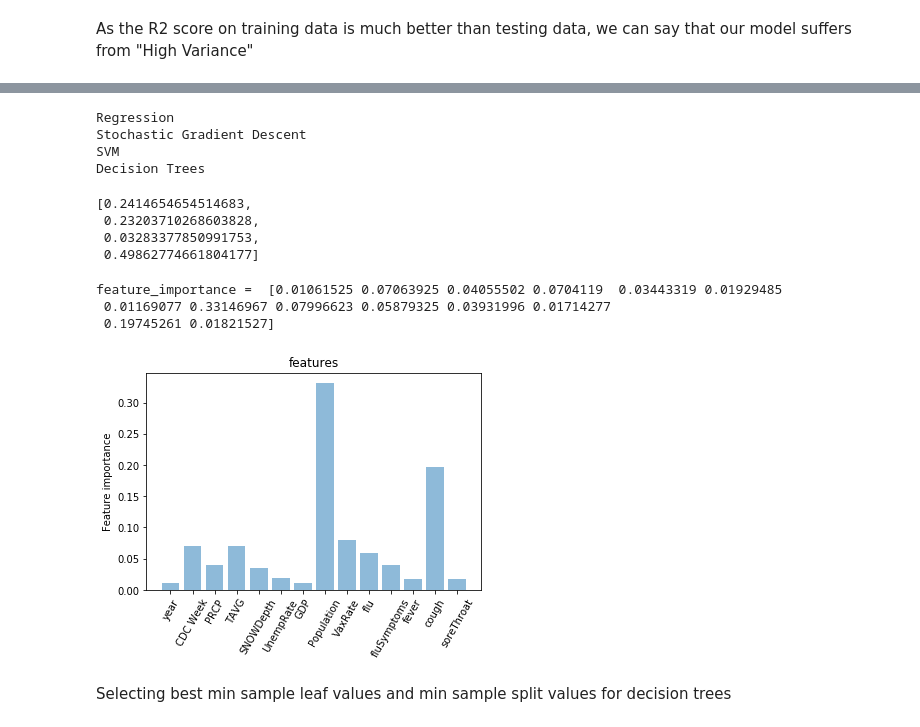
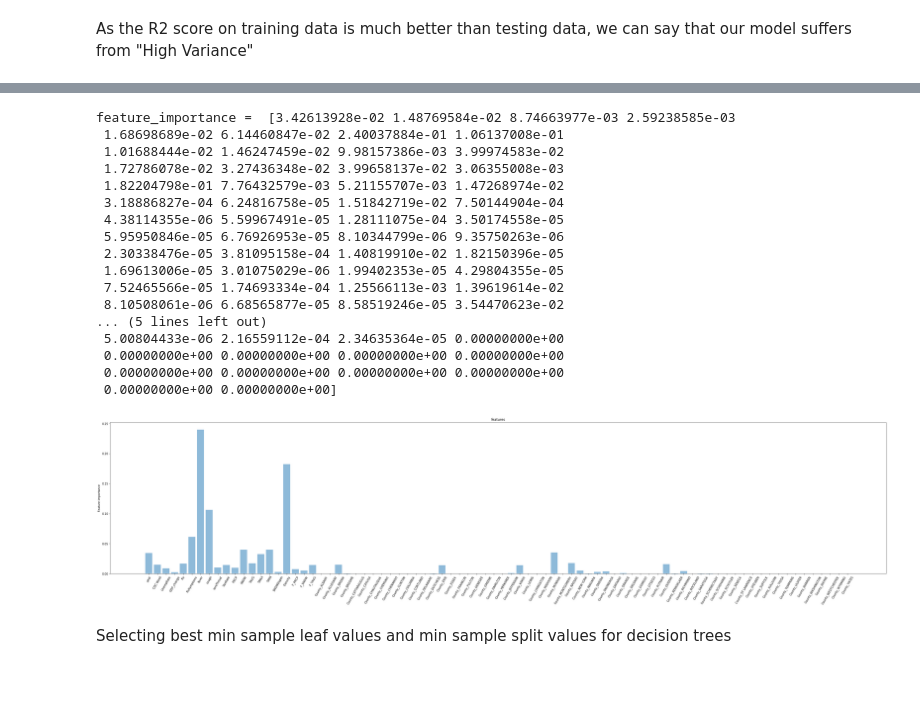
Before and after one commit to shivasanketh-rm/InfluenzaOutbreaks, a Jupyter notebook: IO_pred_model_without_historicData.ipynb, the cells around one changed output, grey strips where cells are left out. Cells and saved outputs as stored; diff of their text form; code cells hidden in the pictures; blank space fills up the shorter version.

Commit message:
County dummies updated
County dummies updated with weather forecast and Population Density

```diff
--- a/IO_pred_model_without_historicData.ipynb
+++ b/IO_pred_model_without_historicData.ipynb
@@ -16,6 +17,6 @@ import matplotlib.pyplot as plt
 import copy
 %matplotlib inline
 # %%
-df_master = pd.read_csv("master_12-05.csv", index_col=0)
+df_master = pd.read_csv("master.csv", index_col=0)
 df_master.describe()
 # %% [output]
@@ -58,0 +47,11 @@ See the caveats in the documentation: http://pandas.pydata.org/pandas-docs/stabl
+# %%
+df_master_modified = df_master[columns]
+
+for column in df_master_modified.columns:
+  if column not in ['Week Ending Date', 'County']:
+    df_master_modified[column] = pd.to_numeric(df_master_modified[column],errors='coerce')
+print("Shape of dataframe = ", df_master_modified.shape)
+
+
+df_master_modified = pd.get_dummies(df_master_modified, columns=['County'])
+df_master_modified.sample(8)
@@ -62,14 +79,10 @@ Handling missing data
 def missing_data_handle(dataframe, method = "drop"):
   if method == "drop":
     dataframe_updated = dataframe.dropna()
-    #dataframe_updated = dataframe_updated.drop(columns = ['Week Ending Date'])
     return dataframe_updated
   elif method == "avg_over_month":
-    #print("nans before averaging over month = ", dataframe.isna().sum())
     dataframe['Date'] = pd.to_datetime(dataframe['Week Ending Date'])
     dataframe_updated = dataframe.fillna(dataframe.groupby(dataframe.Date.dt.month).transform('mean'))
-    #print("nans after averaging over month = ", dataframe.isna().sum())
-    #print(dataframe.head())
     dataframe_updated = dataframe_updated.drop(columns = ["Date"])
     return dataframe_updated
   else:
@@ -79,15 +92,8 @@ def missing_data_handle(dataframe, method = "drop"):
 df_master_modified = missing_data_handle(dataframe = df_master_modified, method = "avg_over_month")
 df_master_modified.shape
 
-columns_to_remove = ['Week Ending Date']
-df_master_modified = df_master_modified.drop(columns = columns_to_remove)
-#df_master_modified['Count'] = pd.to_numeric(df_master_modified['Count'],errors='coerce')
+#columns_to_remove = ['Week Ending Date']
+df_master_modified = df_master_modified.drop(columns = non_features_for_model)
 
-'''print(df_master_modified.shape)
-
-for column in df_master_modified.columns:
-   df_master_modified[column] = pd.to_numeric(df_master_modified[column],errors='coerce')
-
-df_master_modified = df_master_modified.dropna()'''
 print(df_master_modified.shape)
 # %% [output]
@@ -99,12 +101,9 @@ See the caveats in the documentation: http://pandas.pydata.org/pandas-docs/stabl
 # %% [markdown]
 Preprocessing
 # %%
-#columns to remove
-#columns_to_remove = ['Week Ending Date']
-#df_master_modified = df_master_modified.drop(columns = columns_to_remove)
-
 #Divide into features and dependent variable
-X = df_master_modified[features]
+X = df_master_modified.copy()
+X = X.drop(columns = [target_variable])
 y = df_master_modified[target_variable]
 
 #Divide into Training set and test set
@@ -221,35 +221,37 @@ plt.show()
-# %%
-for key, value in model_scores.items():
-  print(key)
-
-[value[0] for key, value in model_scores.items()]
-# %% [output]
-Regression
-Stochastic Gradient Descent
-SVM
-Decision Trees
-[0.2414654654514683,
- 0.23203710268603828,
- 0.03283377850991753,
- 0.49862774661804177]
 # %%
 feature_importance = model_dt.feature_importances_
 feature_importance_sorted = (np.sort(feature_importance))[::-1]
 print("feature_importance = ", feature_importance)
 
-y_pos = np.arange(len(features))
+y_pos = np.arange(len(feature_importance))
 plt.bar(y_pos,feature_importance, align='center', alpha=0.5)
-plt.xticks(y_pos, X_train.columns[:len(features)])
+plt.xticks(y_pos, X_train.columns[:len(feature_importance)])
 plt.ylabel('Feature importance')
 plt.title('features')
 plt.xticks(rotation=60)
 
+plt.rcParams['figure.figsize'] = 50, 100
+
 plt.show()
 # %% [output]
-feature_importance =  [0.01061525 0.07063925 0.04055502 0.0704119  0.03443319 0.01929485
- 0.01169077 0.33146967 0.07996623 0.05879325 0.03931996 0.01714277
- 0.19745261 0.01821527]
+feature_importance =  [3.42613928e-02 1.48769584e-02 8.74663977e-03 2.59238585e-03
+ 1.68698689e-02 6.14460847e-02 2.40037884e-01 1.06137008e-01
+ 1.01688444e-02 1.46247459e-02 9.98157386e-03 3.99974583e-02
+ 1.72786078e-02 3.27436348e-02 3.99658137e-02 3.06355008e-03
+ 1.82204798e-01 7.76432579e-03 5.21155707e-03 1.47268974e-02
+ 3.18886827e-04 6.24816758e-05 1.51842719e-02 7.50144904e-04
+ 4.38114355e-06 5.59967491e-05 1.28111075e-04 3.50174558e-05
+ 5.95950846e-05 6.76926953e-05 8.10344799e-06 9.35750263e-06
+ 2.30338476e-05 3.81095158e-04 1.40819910e-02 1.82150396e-05
+ 1.69613006e-05 3.01075029e-06 1.99402353e-05 4.29804355e-05
+ 7.52465566e-05 1.74693334e-04 1.25566113e-03 1.39619614e-02
+ 8.10508061e-06 6.68565877e-05 8.58519246e-05 3.54470623e-02
+... (5 lines left out)
+ 5.00804433e-06 2.16559112e-04 2.34635364e-05 0.00000000e+00
+ 0.00000000e+00 0.00000000e+00 0.00000000e+00 0.00000000e+00
+ 0.00000000e+00 0.00000000e+00 0.00000000e+00 0.00000000e+00
+ 0.00000000e+00 0.00000000e+00]
-[figure, old version]
+[figure, new version]
 # %% [markdown]
 Selecting best min sample leaf values and min sample split values for decision trees
 # %%
```
Also changed, not shown: parts of 20 cells of this notebook.
